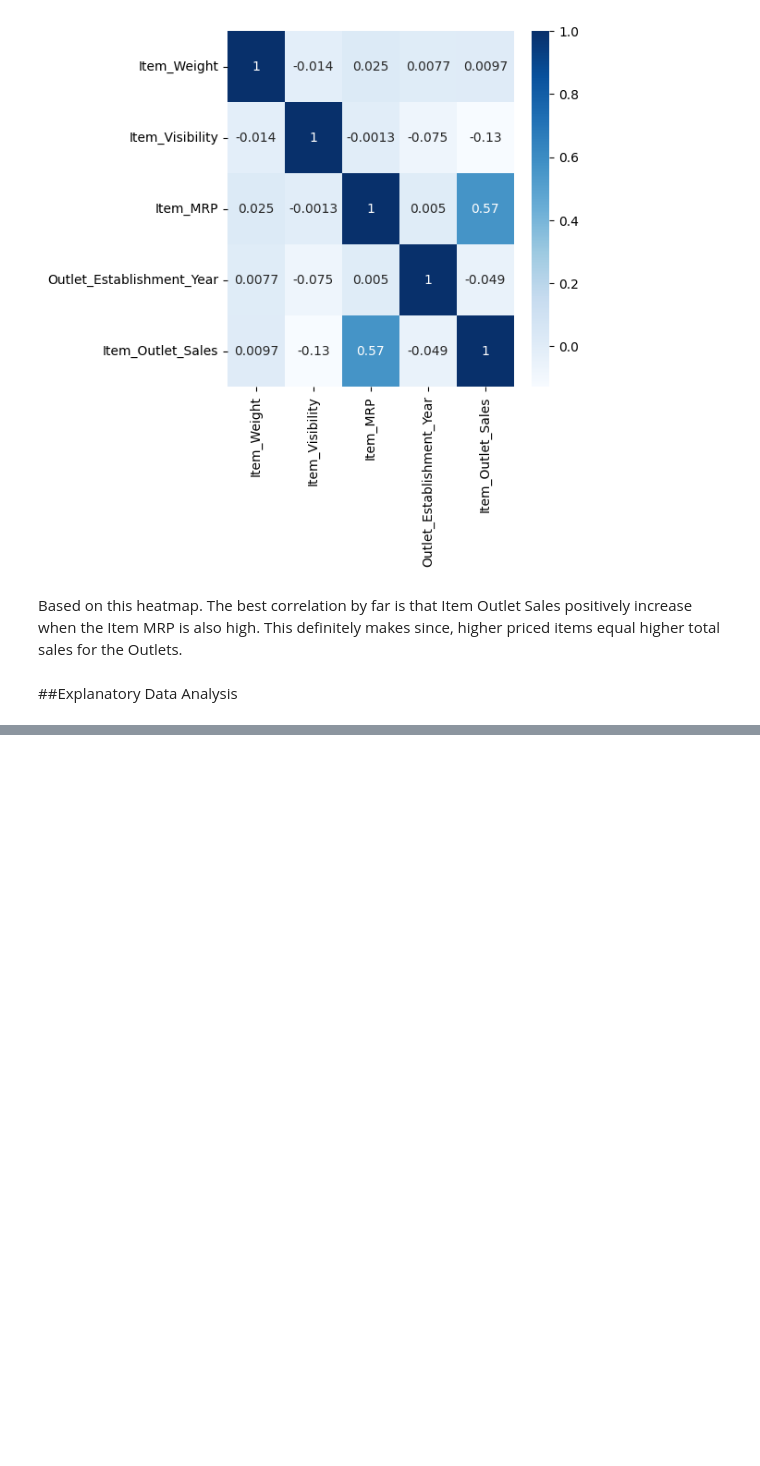
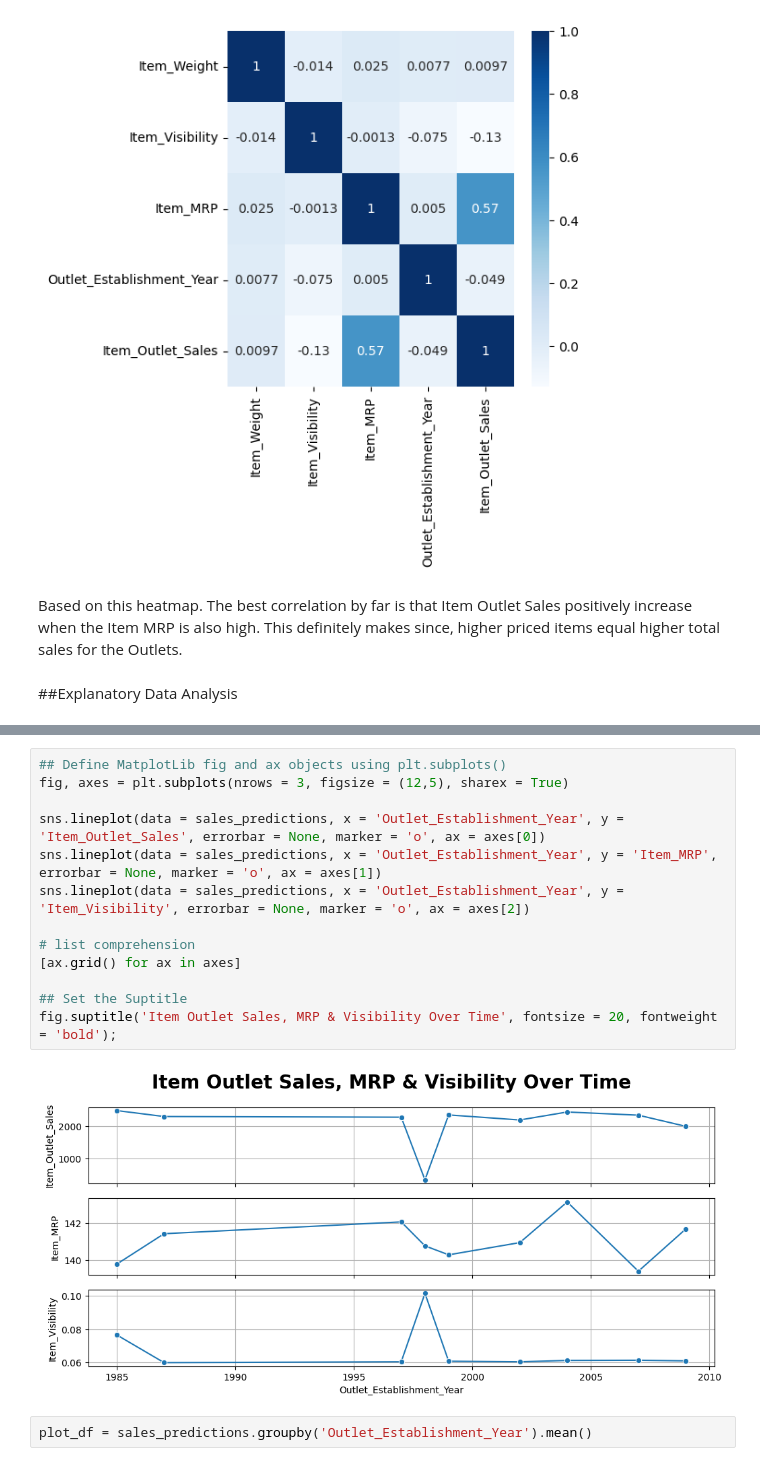
Before and after one commit to BenjaminEngel919/Prediction-of-Product-Sales, a Jupyter notebook: Prediction_of_product_sales.ipynb, the cells around one changed output, grey strips where cells are left out. Saved outputs shown, nothing was run; the diff lists cells and outputs as text; blank space fills up the shorter version.

```diff
--- a/Prediction_of_product_sales.ipynb
+++ b/Prediction_of_product_sales.ipynb
@@ -397,0 +437,17 @@ Based on this heatmap. The best correlation by far is that Item Outlet Sales pos
+# %%
+## Define MatplotLib fig and ax objects using plt.subplots()
+fig, axes = plt.subplots(nrows = 3, figsize = (12,5), sharex = True)
+
+sns.lineplot(data = sales_predictions, x = 'Outlet_Establishment_Year', y = 'Item_Outlet_Sales', errorbar = None, marker = 'o', ax = axes[0])
+sns.lineplot(data = sales_predictions, x = 'Outlet_Establishment_Year', y = 'Item_MRP', errorbar = None, marker = 'o', ax = axes[1])
+sns.lineplot(data = sales_predictions, x = 'Outlet_Establishment_Year', y = 'Item_Visibility', errorbar = None, marker = 'o', ax = axes[2])
+
+# list comprehension
+[ax.grid() for ax in axes]
+
+## Set the Suptitle
+fig.suptitle('Item Outlet Sales, MRP & Visibility Over Time', fontsize = 20, fontweight = 'bold');
+# %% [output]
+[figure, added]
+# %%
+plot_df = sales_predictions.groupby('Outlet_Establishment_Year').mean()
```
Also changed, not shown: parts of 8 cells of this notebook.
